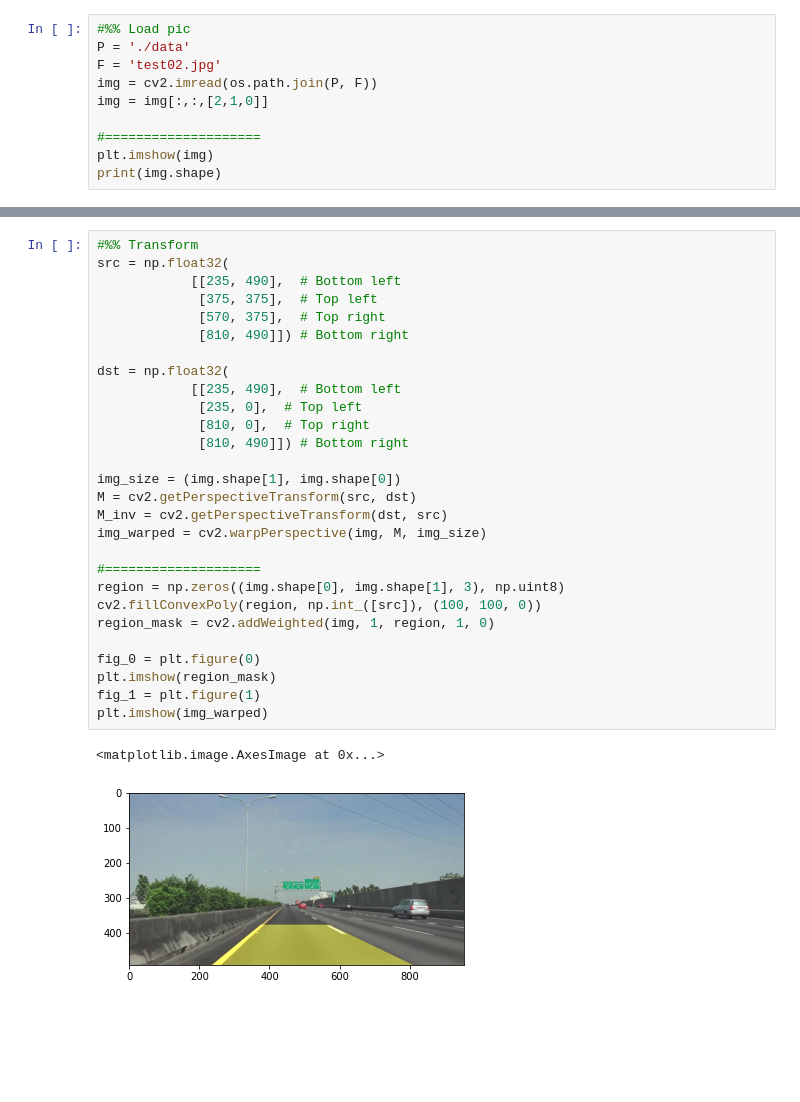
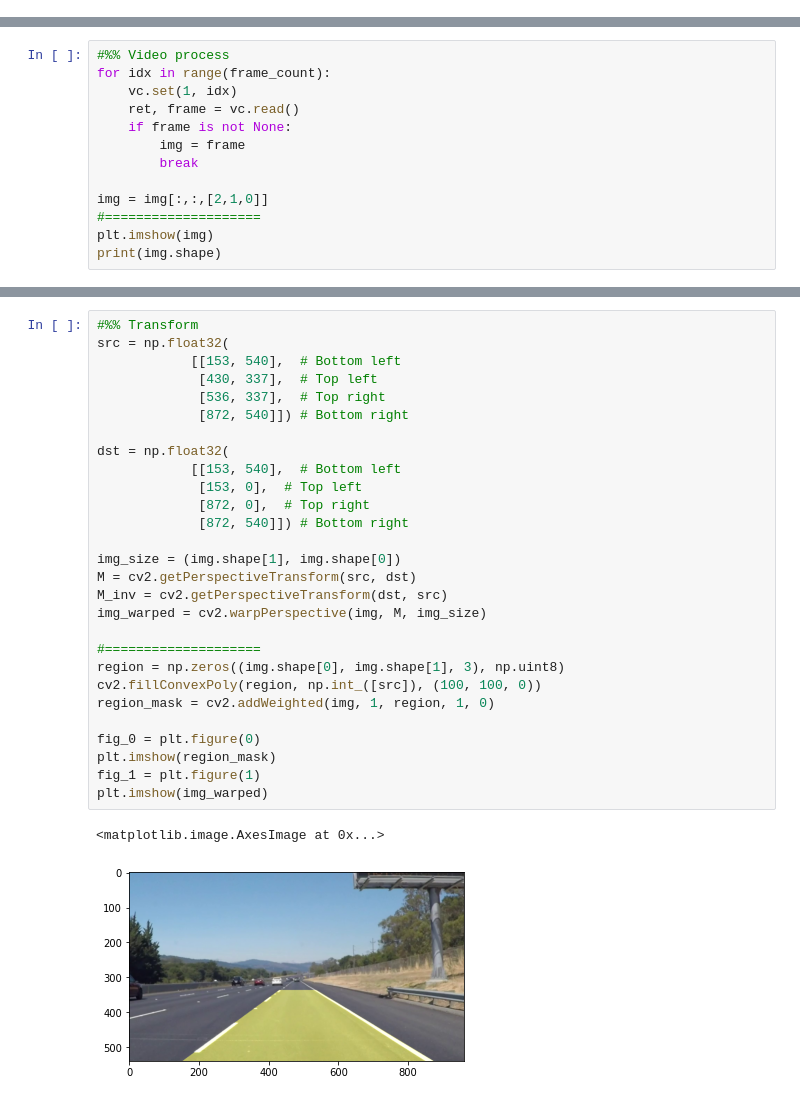
Before and after one commit to Abner0627/Advanced-Finding-Lane-Lines-on-the-Road, a Jupyter notebook: Finding_Lane_Lines_on_the_Road/main.ipynb, the cells around one changed output, grey strips where cells are left out. Cells and saved outputs as stored; diff of their text form; blank space fills up the shorter version.

```diff
--- a/Finding_Lane_Lines_on_the_Road/main.ipynb
+++ b/Finding_Lane_Lines_on_the_Road/main.ipynb
@@ -6,10 +0,0 @@ import os
-# %%
-#%% Load pic
-P = './data'
-F = 'test02.jpg'
-img = cv2.imread(os.path.join(P, F))
-img = img[:,:,[2,1,0]]
-
-#====================
-plt.imshow(img)
-print(img.shape)
@@ -18,0 +21,13 @@ print(img.shape)
+# %%
+#%% Video process
+for idx in range(frame_count):
+    vc.set(1, idx)
+    ret, frame = vc.read()
+    if frame is not None:
+        img = frame
+        break
+
+img = img[:,:,[2,1,0]]
+#====================
+plt.imshow(img)
+print(img.shape)
@@ -19,31 +37,31 @@ print(img.shape)
 # %%
 #%% Transform
 src = np.float32(
-            [[235, 490],  # Bottom left
-             [375, 375],  # Top left
-             [570, 375],  # Top right
-             [810, 490]]) # Bottom right
+            [[153, 540],  # Bottom left
+             [430, 337],  # Top left
+             [536, 337],  # Top right
+             [872, 540]]) # Bottom right
 
 dst = np.float32(
-            [[235, 490],  # Bottom left
-             [235, 0],  # Top left
-             [810, 0],  # Top right
-             [810, 490]]) # Bottom right
+            [[153, 540],  # Bottom left
+             [153, 0],  # Top left
+             [872, 0],  # Top right
+             [872, 540]]) # Bottom right
 
 img_size = (img.shape[1], img.shape[0])
 M = cv2.getPerspectiveTransform(src, dst)
 M_inv = cv2.getPerspectiveTransform(dst, src)
 img_warped = cv2.warpPerspective(img, M, img_size)
 
 #====================
 region = np.zeros((img.shape[0], img.shape[1], 3), np.uint8)
 cv2.fillConvexPoly(region, np.int_([src]), (100, 100, 0))
 region_mask = cv2.addWeighted(img, 1, region, 1, 0)
 
 fig_0 = plt.figure(0)
 plt.imshow(region_mask)
 fig_1 = plt.figure(1)
 plt.imshow(img_warped)
 # %% [output]
 <matplotlib.image.AxesImage at 0x...>
-[figure, old version]
+[figure, new version]
```
Also changed, not shown: parts of 11 cells of this notebook, 8 other files.
